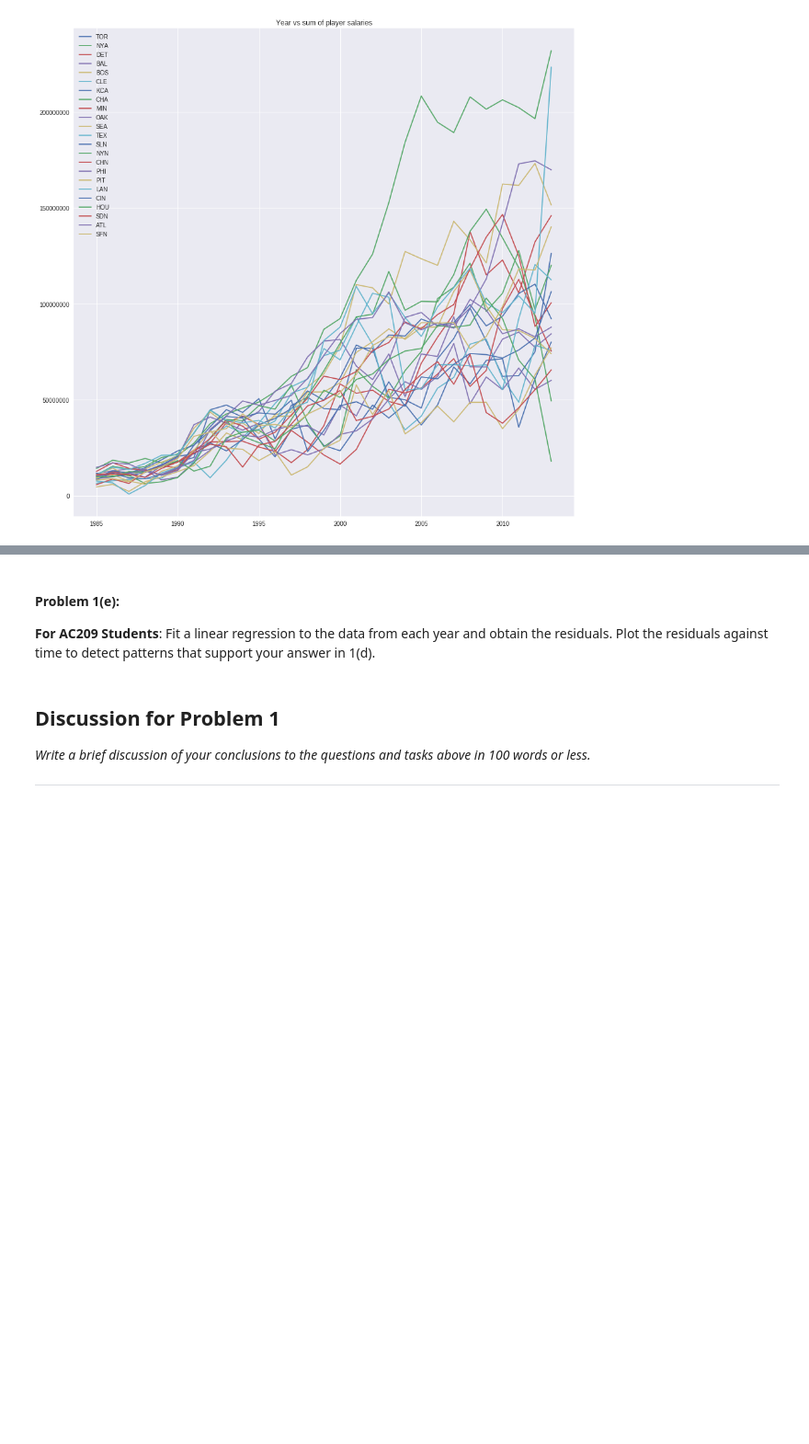
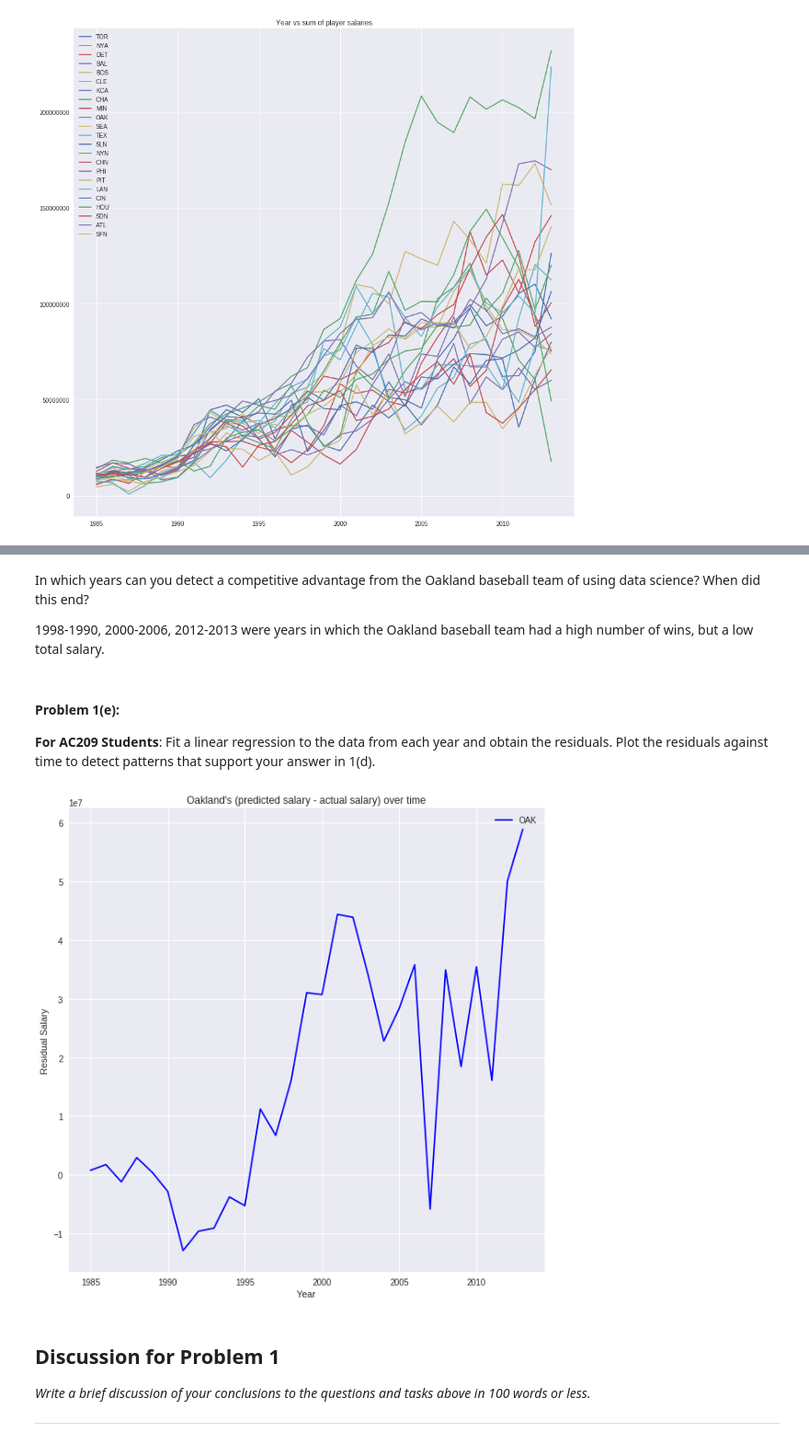
Before and after one commit to dndln/2014, a Jupyter notebook: homework/HW1 (copy).ipynb, the cells around one changed output, grey strips where cells are left out. Shown at 92% size. Cells and saved outputs as stored; diff of their text form; code cells hidden in the pictures; blank space fills up the shorter version.

```diff
--- a/homework/HW1 (copy).ipynb
+++ b/homework/HW1 (copy).ipynb
@@ -274,3 +297,7 @@ for year in unique_years:
+# %% [markdown]
+In which years can you detect a competitive advantage from the Oakland baseball team of using data science? When did this end?
+
+1998-1990, 2000-2006, 2012-2013 were years in which the Oakland baseball team had a high number of wins, but a low total salary.
 # %% [markdown]
 #### Problem 1(e):
 
@@ -280,3 +305,54 @@ for year in unique_years:
+# %%
+#your code here
+
+from scipy import stats
+# do an OLS for each year, plug in Oakland's wins into the eqn to see
+# what it's salary should have been. Calculate pred(salary) - actual(salary)
+# plot res(salary). If pred >> actual, then Oakland got lots of wins
+# for a comparatively low total salary.
+
+residual_salary_list = []
+
+for year in unique_years:
+    current_year = teams_with_salary[teams_with_salary['yearID'] == year]
+
+    slope, intercept, r_value, p_value, std_err = \
+        stats.linregress(current_year['W'], current_year['salary'])
+#     print(slope, intercept, r_value, p_value, std_err)
+
+    oakland_row = current_year[current_year['teamID'] == 'OAK']
+    # is there a better way to select a scalar from a one-row
+    # horizontal dataframe?
+    # can do oakland_row['W'].values[0]
+    oakland_wins = oakland_row.iloc[0, oakland_row.columns.get_loc('W')]
+    oakland_wins
+
+    predicted_oakland_salary = intercept + oakland_wins * slope
+    actual_oakland_salary = oakland_row.iloc[0, oakland_row.columns.get_loc('salary')]
+    residual_oakland_salary = predicted_oakland_salary - actual_oakland_salary
+    # is there a better way to do this whole process in general?
+#     print(f'Predicted oakland salary is {predicted_oakland_salary}')
+#     print(f'Actual oakland salary is {actual_oakland_salary}')
+#     print(f'Residual oakland salary is {residual_oakland_salary}')
+    residual_salary_list.append(residual_oakland_salary)
+
+# print(residual_salary_list)
+
+fig = plt.figure(figsize=(10, 10))
+ax = plt.axes()
+# use a line graph to see a trend over time
+ax.plot(unique_years, residual_salary_list, label='OAK', color='blue')
+ax.set_ylabel('Residual Salary')
+ax.set_xlabel('Year')
+ax.set_title('Oakland\'s (predicted salary - actual salary) over time')
+ax.legend()
+plt.show()
+
+# ssss
+# This doesn't seem to line up with my previous scatterplots...
+# Figure out what's going on
+# %% [output]
+[figure, added]
 # %% [markdown]
 ## Discussion for Problem 1
 
```
Also changed, not shown: parts of 4 cells of this notebook.
